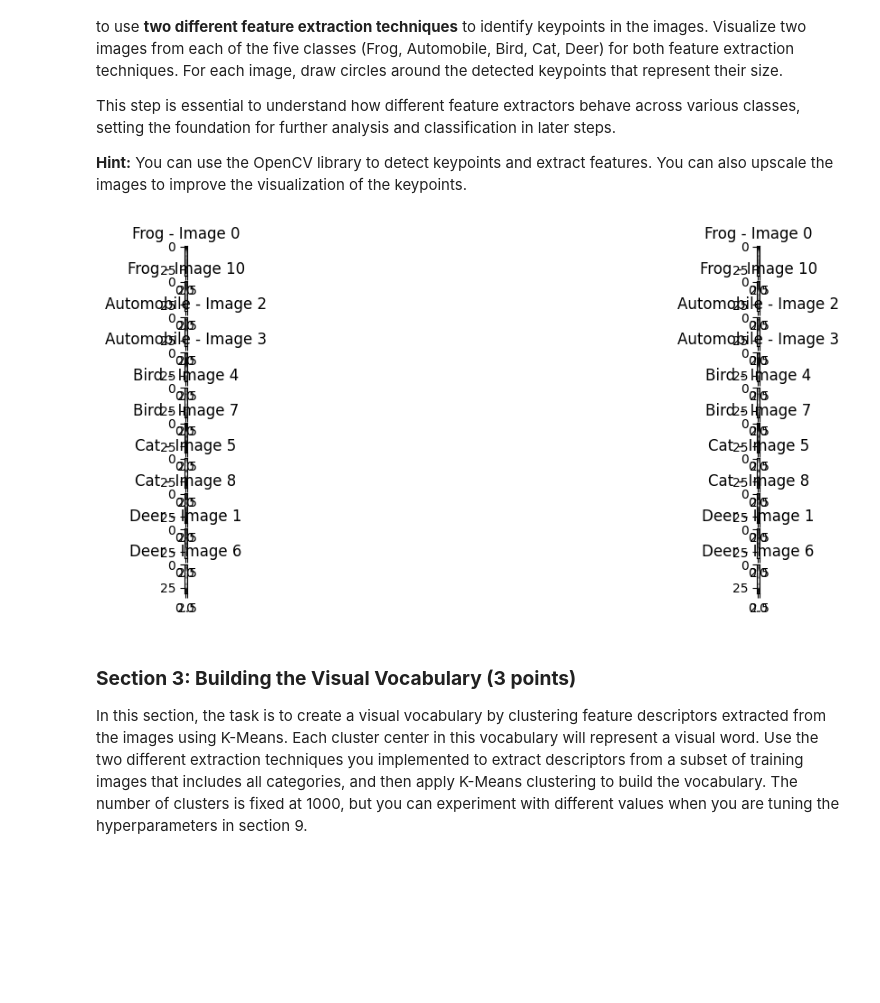
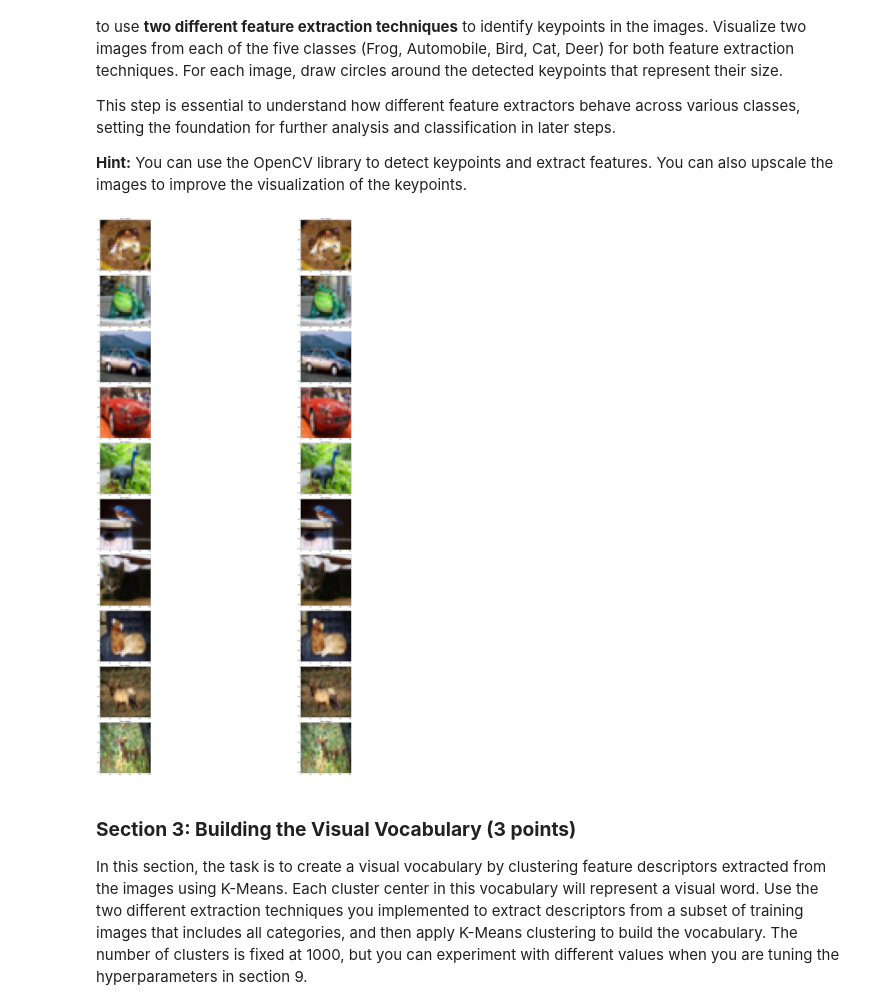
Before and after one commit to CV1Group28/cv1-final-lab-part-1, a Jupyter notebook: cv1-final-lab-part-1.ipynb, the cells around one changed output. Cells and saved outputs as stored; diff of their text form; code cells hidden in the pictures; blank space fills up the shorter version.

Commit message:
somewhat functioning feature extraction

```diff
--- a/cv1-final-lab-part-1.ipynb
+++ b/cv1-final-lab-part-1.ipynb
@@ -236,6 +237,9 @@ class FeatureExtractor:
 
     @staticmethod
     def ensure_correct_format(image):
+        if type(image) != type(np.array):
+            image = image.cpu().detach().numpy()
+
         if len(image.shape) == 3 and image.shape[2] == 3:
             image = cv2.cvtColor(image, cv2.COLOR_BGR2GRAY)
 
@@ -249,8 +253,14 @@ class FeatureExtractor:
         if len(self.image.shape) == 3 and self.image.shape[2] == 3:
             self.image = cv2.cvtColor(self.image, cv2.COLOR_BGR2GRAY)
 
+        uint_img = copy.deepcopy(self.image)
+
+        if self.image.max() <= 1:
+            uint_img = (uint_img * 255).astype(np.uint8)
+
+
         sift = cv2.SIFT_create()
-        keypoints, descriptors = sift.detectAndCompute(self.image, None)
+        keypoints, descriptors = sift.detectAndCompute(uint_img, None)
 
         return keypoints, descriptors
 
@@ -286,33 +296,46 @@ class FeatureExtractor:
         rows, columns = np.where(corner_mask > 0)
 
         return harris_response, rows, columns
+# %%
+# Helper functions
+def upscale_image(image, size: tuple):
+    image_pre = image.permute(2, 0, 1)
+    image_post = torchvision.transforms.Resize(size, interpolation=torchvision.transforms.InterpolationMode("nearest"), antialias=False)(image_pre)
+    # image_post = torchvision.transforms.Resize(size, antialias=False)(image_pre)
+    return image_post.permute(1, 2, 0)
 # %%
-fig, axes = plt.subplots(nrows=10, ncols=2, figsize=(15, 5))
+fig, axes = plt.subplots(nrows=10, ncols=2, figsize=(64, 64))
 classes = ['Frog', 'Automobile', 'Bird', 'Cat', 'Deer']
-
 j = 0
 for i, class_name in enumerate(classes):
     indices = np.where(train_labels == i)[0][:2]
     for idx in indices:
         image = train_images[idx]
+        image = upscale_image(image, size=(256, 256))
+
         a, b = image.min(), image.max()
         if b > 1 or a < 0:
             image = (image - a) / (b - a)
 
-        image = image.cpu().numpy()
+        FE = FeatureExtractor(image)
+        harris_response, rows, columns = FE.harris_corner_detection(sigma=1.5, threshold=0.0001)
+        keypoints, descriptors = FE.SIFT_feature_extraction()
 
-        axes[j][0].imshow(image[idx], cmap='gray')
+        axes[j][0].imshow(image, cmap='gray')
+        axes[j][0].scatter(columns, rows, c='blue', marker='.')
         axes[j][0].set_title(f"{class_name} - Image {idx}")
-        axes[j][1].imshow(image[idx], cmap='gray')
+
+        cords_kp = np.array([keypoints[i].pt for i in range(len(keypoints))])
+
+        axes[j][1].imshow(image, cmap='gray')
+        axes[j][1].scatter(cords_kp[:, 0], cords_kp[:, 1], c='blue', marker='.')
         axes[j][1].set_title(f"{class_name} - Image {idx}")
+
         j += 1
 
-# fig = plt.figure(figsize=(10, 10))
-#         plt.imshow(image_t0, cmap='gray')
-#         plt.scatter(initial_feature_points[:, 1], initial_feature_points[:, 0], c='blue', marker='.')
-#         plt.quiver(valid_corners[:, 1], valid_corners[:, 0], flow_vectors[:, 0], flow_vectors[:, 1], angles='xy', scale_units='xy', scale=scaling_factor, color='red')
+fig.tight_layout()
 # %% [output]
-[figure, old version]
+[figure, new version]
 # %% [markdown]
 <a id="section-3"></a>
 ### **Section 3: Building the Visual Vocabulary (3 points)**
```
Also changed, not shown: parts of 1 cell of this notebook.
